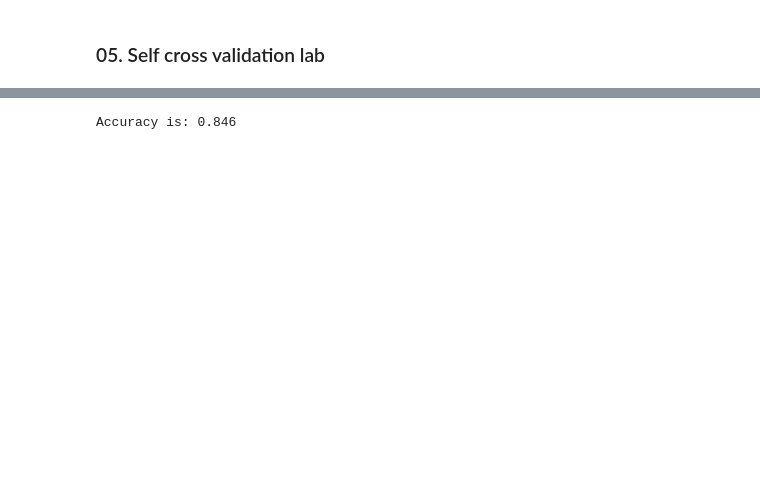
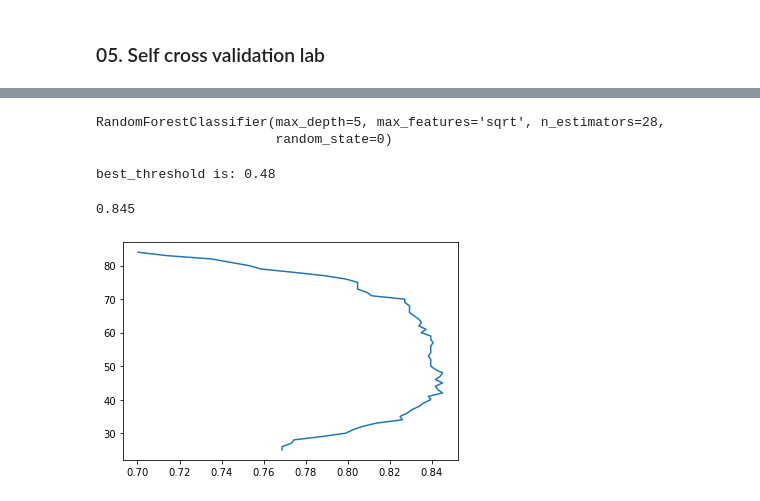
Before and after one commit to SebastienW71/customerAnalysis, a Jupyter notebook: Titanic_ML_Lab.ipynb, the cells around one changed output, grey strips where cells are left out. Cells and saved outputs as stored; diff of their text form; code cells hidden in the pictures; blank space fills up the shorter version.

```diff
--- a/Titanic_ML_Lab.ipynb
+++ b/Titanic_ML_Lab.ipynb
@@ -540,9 +578,40 @@ Best max_depth: 5.0
 # %%
-rtree = RandomForestClassifier(n_estimators = 26, max_depth = 5, random_state = 0)
+rtree = rtree = RandomForestClassifier(n_estimators = 28,
+                                       max_depth = 5,
+                                       random_state = 0,
+                                       max_features = 'sqrt'
+                                      )
 rtree.fit(x_train, y_train.values.reshape(-1))
-y_preds = rtree.predict(x_test)
+# %% [output]
+RandomForestClassifier(max_depth=5, max_features='sqrt', n_estimators=28,
+                       random_state=0)
-# %%
-# This score is the randomforest mean accuracy score, little different to the cross_val score
-print('Accuracy is: %2.3f' % rtree.score(x_train, y_train.values.reshape(-1)))
-# %% [output]
-Accuracy is: 0.846
+# %%
+#Threshold
+from sklearn.metrics import accuracy_score
+
+m = []
+n = []
+for i in range(25,85):
+    threshold = i/100
+
+    predicted_proba = rtree.predict_proba(x_train)
+    predicted = (predicted_proba [:,1] >= threshold).astype('int')
+    n.append(i)
+    m.append(accuracy_score(y_train,predicted))
+
+plt.plot(m,n)
+
+# identify the best threshold
+s = np.argsort(m)[::-1]
+best_threshold = n[s[0]]
+print('best_threshold is: %2.2f' % (best_threshold/100))
+
+threshold = best_threshold/100
+
+predicted_proba = rtree.predict_proba(x_train)
+predicted = (predicted_proba [:,1] >= threshold).astype('int')
+accuracy_score(y_train,predicted).round(3)
+# %% [output]
+best_threshold is: 0.48
+0.845
+[figure, added]
```
Also changed, not shown: parts of 19 cells of this notebook.
